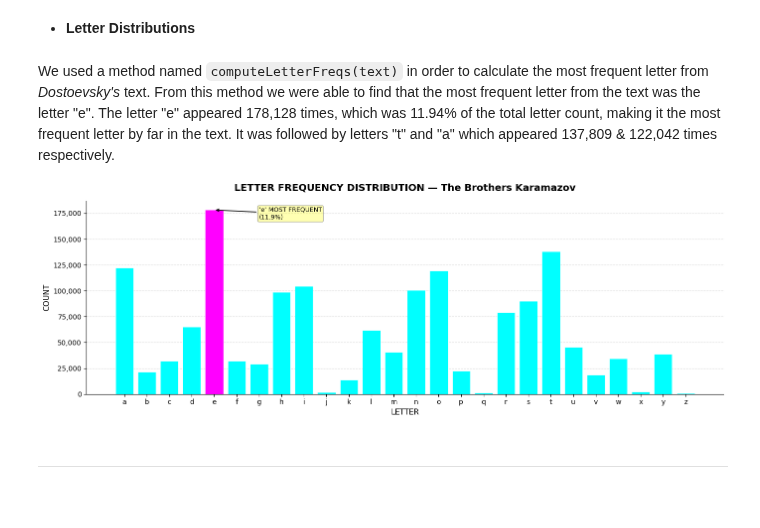
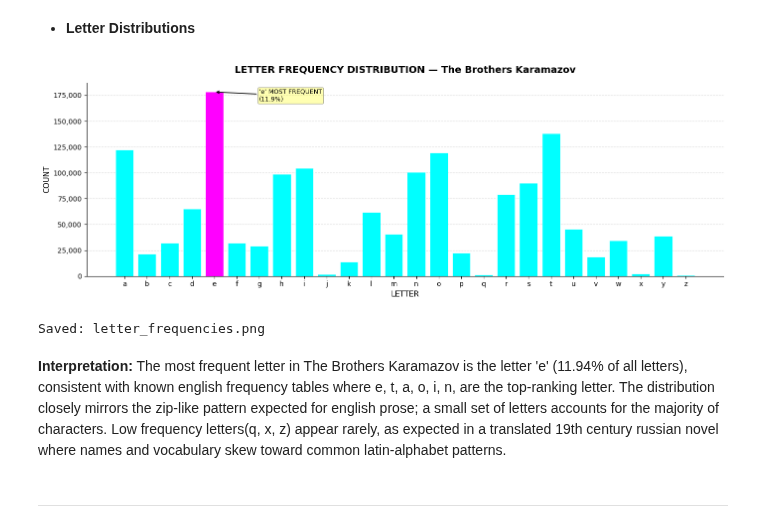
Before and after one commit to anulocaulis/table-of-contents-word-analysis-program, a Jupyter notebook: GP2_Beitner_Echeverry_Taylor.ipynb, the cells around one changed output. Cells and saved outputs as stored; diff of their text form; code cells hidden in the pictures; blank space fills up the shorter version.

Commit message:
Added in Q2 to final Report, just need time complexity discussion everything else should be good. Review any errors

```diff
--- a/GP2_Beitner_Echeverry_Taylor.ipynb
+++ b/GP2_Beitner_Echeverry_Taylor.ipynb
@@ -658,7 +875,79 @@ def computeLetterFreqs(text):
-# %% [markdown]
-We used a method named `computeLetterFreqs(text)` in order to calculate the most frequent letter from *Dostoevsky's* text. From this method we were able to find that the most frequent letter from the text was the letter "e". The letter "e" appeared 178,128 times, which was 11.94% of the total letter count, making it the most frequent letter by far in the text. It was followed by letters "t" and "a" which appeared 137,809 & 122,042 times respectively.
-
-![LetterFrequencyDistribution.png](attachment:LetterFrequencyDistribution.png)
+# %%
+# LETTER FREQUENCY VISUALIZATION
+# GENERATING A BAR CHART OF LETTER DISTRIBUTIONS ACROSS THE FULL ALPHABET
+# WHY:
+# 1. VISUAL REPRESENTATION MAKES FREQUENCY PATTERNS IMMEDIATELY APPARENT
+# 2. ALLOWS DIRECT COMPARISON AGAINST KNOWN ENGLISH LETTER DISTRIBUTIONS
+
+# BUILDING ORDERED LISTS OF ALL 26 LETTERS AND THEIR COUNTS
+# ORDER IS ALPHABETICAL (a–z) TO MATCH X-AXIS LAYOUT
+letters = list(string.ascii_lowercase)
+counts = [letterCounts[l] for l in letters]
+
+# IDENTIFYING THE SINGLE MOST FREQUENT LETTER FOR VISUAL CALLOUT
+# max() WITH key=letterCounts.get RETURNS THE LETTER (KEY) WITH HIGHEST COUNT (VALUE)
+topLetter = max(letterCounts, key=letterCounts.get)
+
+# BUILDING A COLOR LIST: HIGHLIGHT MOST FREQUENT LETTER IN MAGENTA
+# ALL OTHER BARS USE CYAN TO CREATE OBVIOUS VISUAL CONTRAST
+# WHY: DRAWS THE READER'S ATTENTION DIRECTLY TO THE DOMINANT LETTER
+colors = ['magenta' if l == topLetter else 'cyan' for l in letters]
+
+# INITIALIZING FIGURE AND AXES WITH WIDE ASPECT RATIO
+# WHY: 26 BARS ACROSS THE ALPHABET FIT MORE NATURALLY IN A WIDE LAYOUT
+fig, ax = plt.subplots(figsize=(14, 5))
+
+# PLOTTING VERTICAL BAR CHART
+# edgecolor='white' CREATES SUBTLE SEPARATION BETWEEN ADJACENT BARS
+ax.bar(letters, counts, color=colors, edgecolor='white', linewidth=0.5)
+
+# SETTING CHART TITLE AND AXIS LABELS
+# f-STRING EMBEDS NOVEL TITLE FOR FULL TRACEABILITY
+ax.set_title(f"LETTER FREQUENCY DISTRIBUTION — {NOVEL_TITLE}",
+             fontsize=14, fontweight='bold', pad=15)
+ax.set_xlabel("LETTER", fontsize=11)
+ax.set_ylabel("COUNT", fontsize=11)
+
+# FORMATTING Y-AXIS TICK LABELS WITH COMMA SEPARATORS
+# WHY: LARGE COUNTS (E.G., 250,000) ARE UNREADABLE WITHOUT FORMATTING
+ax.yaxis.set_major_formatter(ticker.FuncFormatter(lambda x, _: f"{int(x):,}"))
+
+# PLACING GRIDLINES BEHIND BARS SO THEY DON'T OBSCURE DATA
+ax.set_axisbelow(True)
+ax.yaxis.grid(True, linestyle='--', alpha=0.45)
+
+# REMOVING TOP AND RIGHT SPINES FOR A CLEANER, MODERN LOOK
+# WHY: REDUCES CHART JUNK; FOCUSES ATTENTION ON DATA
+ax.spines['top'].set_visible(False)
+ax.spines['right'].set_visible(False)
+
+# ADDING AN ANNOTATED ARROW CALLOUT TO THE MOST FREQUENT LETTER
+# xy         - TIP OF THE ARROW (TOP OF THE TALLEST BAR)
+# xytext     - TEXT LABEL POSITION (OFFSET TO AVOID OVERLAPPING THE BAR)
+# bbox       - CREATES BOX SURROUNDING TEXT
+# arrowprops - DEFINES ARROW STYLE AND COLOR
+ax.annotate(
+    f"'{topLetter}' MOST FREQUENT\n({letterProps[topLetter]*100:.1f}%)",
+    xy=(letters.index(topLetter), letterCounts[topLetter]),
+    xytext=(letters.index(topLetter) + 2, letterCounts[topLetter] * 0.95),
+    bbox=dict(boxstyle='round,pad=0.2', fc='yellow', alpha=0.3),
+    arrowprops=dict(arrowstyle='->', color='black', lw=1.2),
+    fontsize=9, color='black'
+)
+
+# APPLYING TIGHT LAYOUT TO PREVENT LABEL CLIPPING
+plt.tight_layout()
+
+# SAVING FIGURE TO DISK AT HIGH DPI FOR REPORT INCLUSION
+# bbox_inches='tight' ENSURES NO LABELS ARE CUT OFF AT EDGES
+plt.savefig('letter_frequencies.png', dpi=150, bbox_inches='tight')
+plt.show()
+print("Saved: letter_frequencies.png")
+# %% [output]
+[figure, added]
+Saved: letter_frequencies.png
+# %% [markdown]
+**Interpretation:** The most frequent letter in The Brothers Karamazov is the letter 'e' (11.94% of all letters), consistent with known english frequency tables where e, t, a, o, i, n, are the top-ranking letter. The distribution closely mirrors the zip-like pattern expected for english prose; a small set of letters accounts for the majority of characters. Low frequency letters(q, x, z) appear rarely, as expected in a translated 19th century russian novel where names and vocabulary skew toward common latin-alphabet patterns.
 # %% [markdown]
 ---
 # %% [markdown]
```
Also changed, not shown: parts of 18 cells of this notebook.
